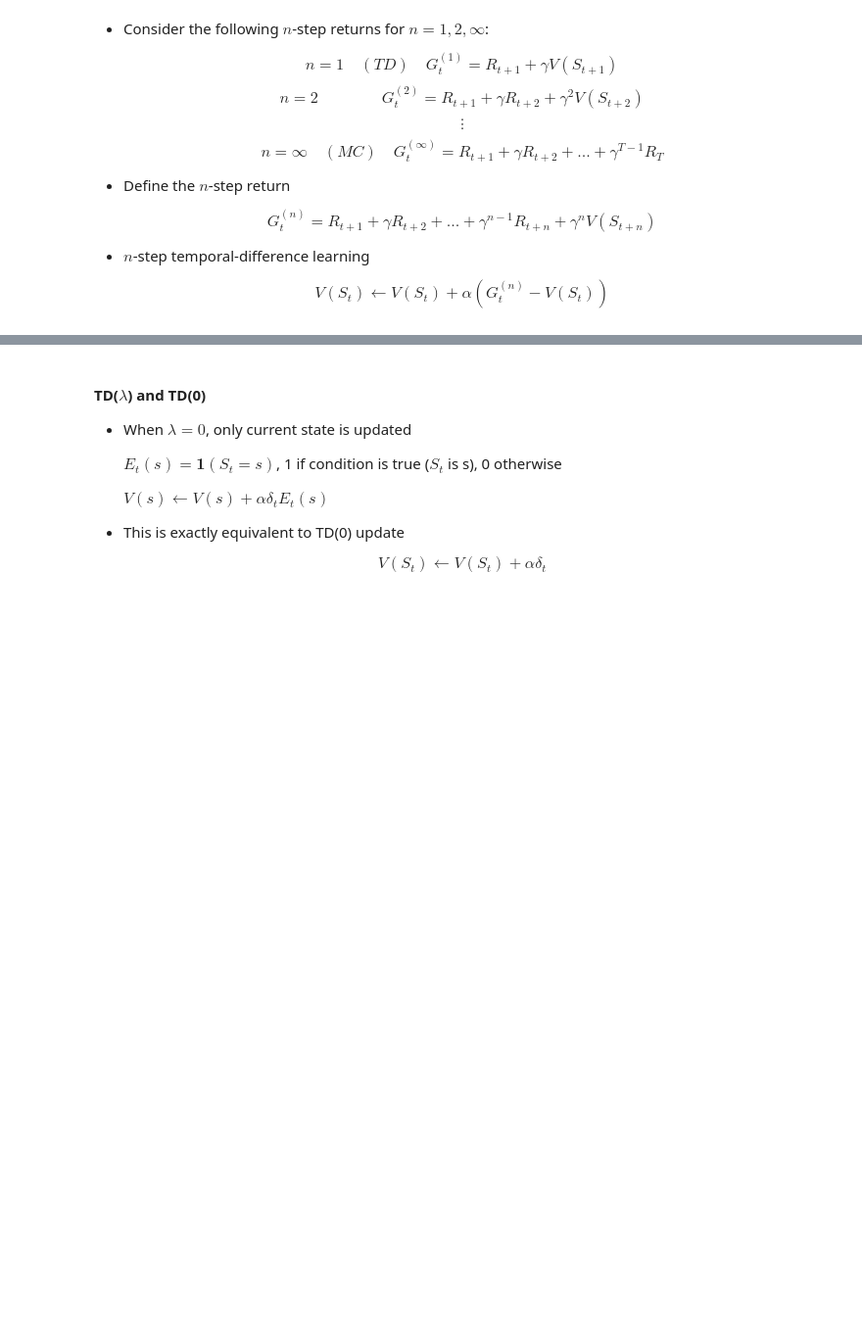
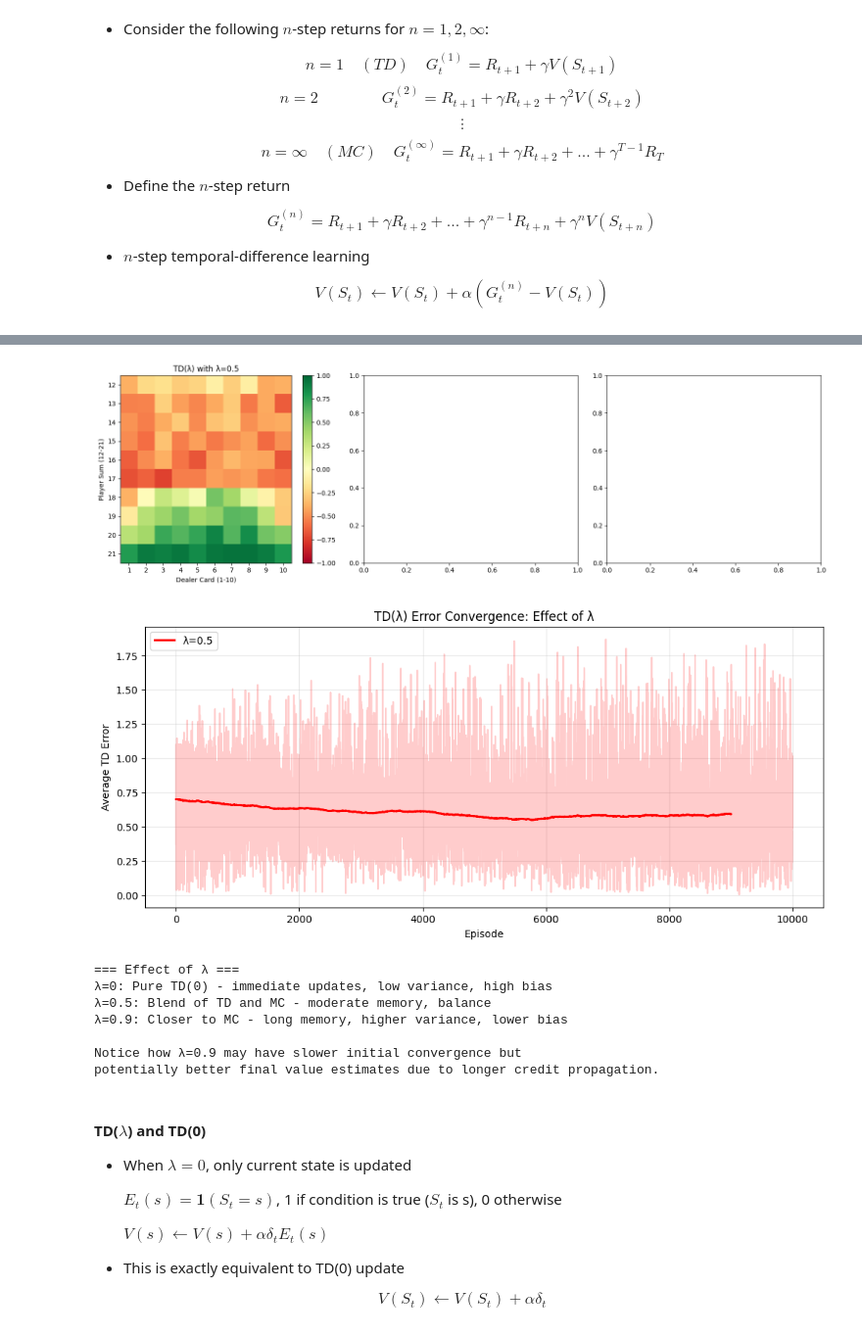
Before and after one commit to jean-kunz/cop_rl, a Jupyter notebook: nbks/1_4_model_free_predictions.ipynb, the cells around one changed output, grey strips where cells are left out. Shown at 98% size. Saved outputs shown, nothing was run; the diff lists cells and outputs as text; code cells hidden in the pictures; blank space fills up the shorter version.

Commit message:
update with td lambda

```diff
--- a/nbks/1_4_model_free_predictions.ipynb
+++ b/nbks/1_4_model_free_predictions.ipynb
@@ -806,3 +917,67 @@ Two extremes:
+# %%
+import matplotlib.pyplot as plt
+
+# Visualization: Compare value functions for different λ
+fig, axes = plt.subplots(1, 3, figsize=(16, 5))
+
+for ax, lam in zip(axes, lambdas):
+    V_lam, _ = results[lam]
+    values = V_lam[:, :, 0]  # No usable ace
+    im = ax.imshow(values, cmap="RdYlGn", aspect="auto", vmin=-1, vmax=1)
+    ax.set_title(f"TD(λ) with λ={lam}")
+    ax.set_xlabel("Dealer Card (1-10)")
+    ax.set_ylabel("Player Sum (12-21)")
+    ax.set_xticks(range(10))
+    ax.set_xticklabels(range(1, 11))
+    ax.set_yticks(range(10))
+    ax.set_yticklabels(range(12, 22))
+    plt.colorbar(im, ax=ax)
+
+plt.tight_layout()
+plt.show()
+
+# Plot error convergence for different λ values
+plt.figure(figsize=(12, 5))
+
+colors = ["red", "orange", "blue"]
+for lam, color in zip(lambdas, colors):
+    _, err_curve = results[lam]
+    plt.plot(err_curve[:10000], alpha=0.2, color=color)
+
+    # Add moving average
+    window_size = 1000
+    smoothed = np.convolve(err_curve, np.ones(window_size) / window_size, mode="valid")
+    plt.plot(
+        smoothed[: 10000 - window_size + 1],
+        linewidth=2,
+        label=f"λ={lam}",
+        color=color,
+    )
+
+plt.title("TD(λ) Error Convergence: Effect of λ")
+plt.xlabel("Episode")
+plt.ylabel("Average TD Error")
+plt.legend()
+plt.grid(True, alpha=0.3)
+plt.show()
+
+# Interpretation
+print("\n=== Effect of λ ===")
+print("λ=0: Pure TD(0) - immediate updates, low variance, high bias")
+print("λ=0.5: Blend of TD and MC - moderate memory, balance")
+print("λ=0.9: Closer to MC - long memory, higher variance, lower bias")
+print("\nNotice how λ=0.9 may have slower initial convergence but")
+print("potentially better final value estimates due to longer credit propagation.")
+# %% [output]
+[figure, added]
+[figure, added]
+=== Effect of λ ===
+λ=0: Pure TD(0) - immediate updates, low variance, high bias
+λ=0.5: Blend of TD and MC - moderate memory, balance
+λ=0.9: Closer to MC - long memory, higher variance, lower bias
+
+Notice how λ=0.9 may have slower initial convergence but
+potentially better final value estimates due to longer credit propagation.
 # %% [markdown]
 #### TD($\lambda$) and TD(0)
 
```
Also changed, not shown: parts of 13 cells of this notebook, 1 other file.
